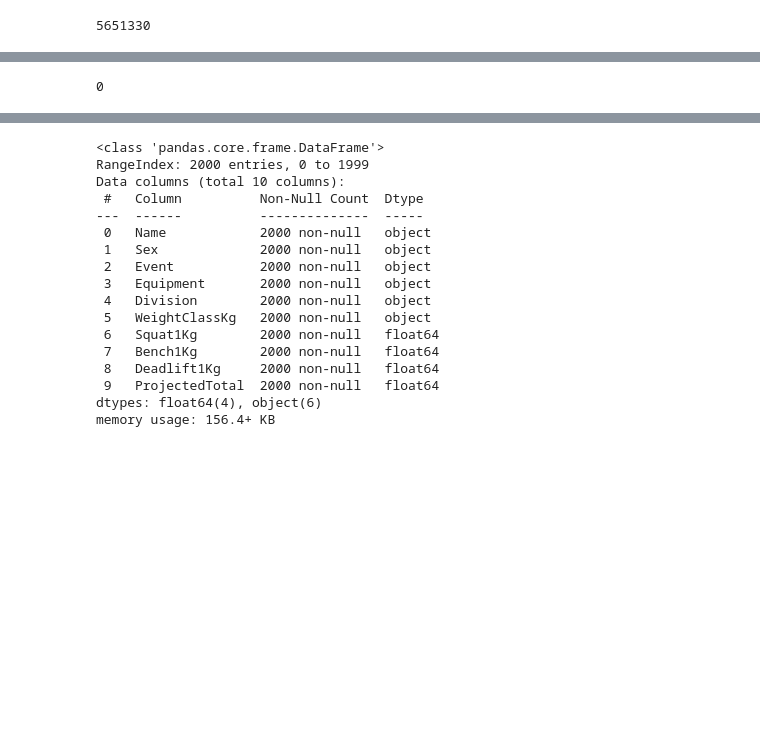
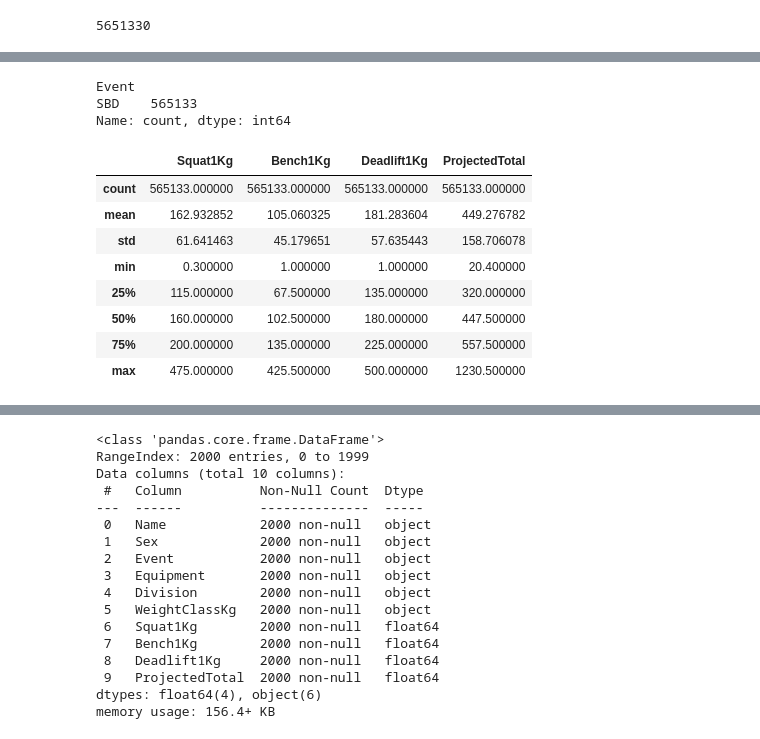
Before and after one commit to jack-mayberry/CS329E-Data-Analytics, a Jupyter notebook: Term Project/IPF_df_reduction.ipynb, the cells around one changed output, grey strips where cells are left out. Cells and saved outputs as stored; diff of their text form; code cells hidden in the pictures; blank space fills up the shorter version.

```diff
--- a/Term Project/IPF_df_reduction.ipynb
+++ b/Term Project/IPF_df_reduction.ipynb
@@ -69,7 +79,20 @@ df_registration.head()
 | 3 | Jonathan Chan #2 | M | SBD | Raw | Junior | 83 | 195.0 | 130.0 | 215.0 | ... |
 | 4 | Sung Hoon Ok | M | SBD | Raw | Junior | 93 | 237.5 | 147.5 | 257.5 | ... |
 # %%
-df_test = df.dropna()
-df_test.size
+df_registration['Event'].value_counts()
 # %% [output]
-0
+Event
+SBD    565133
+Name: count, dtype: int64
+# %%
+df_registration.describe()
+# %% [output]
+|  | Squat1Kg | Bench1Kg | Deadlift1Kg | ProjectedTotal |
+| count | 565133.000000 | 565133.000000 | 565133.000000 | 565133.000000 |
+| mean | 162.932852 | 105.060325 | 181.283604 | 449.276782 |
+| std | 61.641463 | 45.179651 | 57.635443 | 158.706078 |
+| min | 0.300000 | 1.000000 | 1.000000 | 20.400000 |
+| 25% | 115.000000 | 67.500000 | 135.000000 | 320.000000 |
+| 50% | 160.000000 | 102.500000 | 180.000000 | 447.500000 |
+| 75% | 200.000000 | 135.000000 | 225.000000 | 557.500000 |
+| max | 475.000000 | 425.500000 | 500.000000 | 1230.500000 |
```
Also changed, not shown: parts of 4 cells of this notebook, 3 other files.
